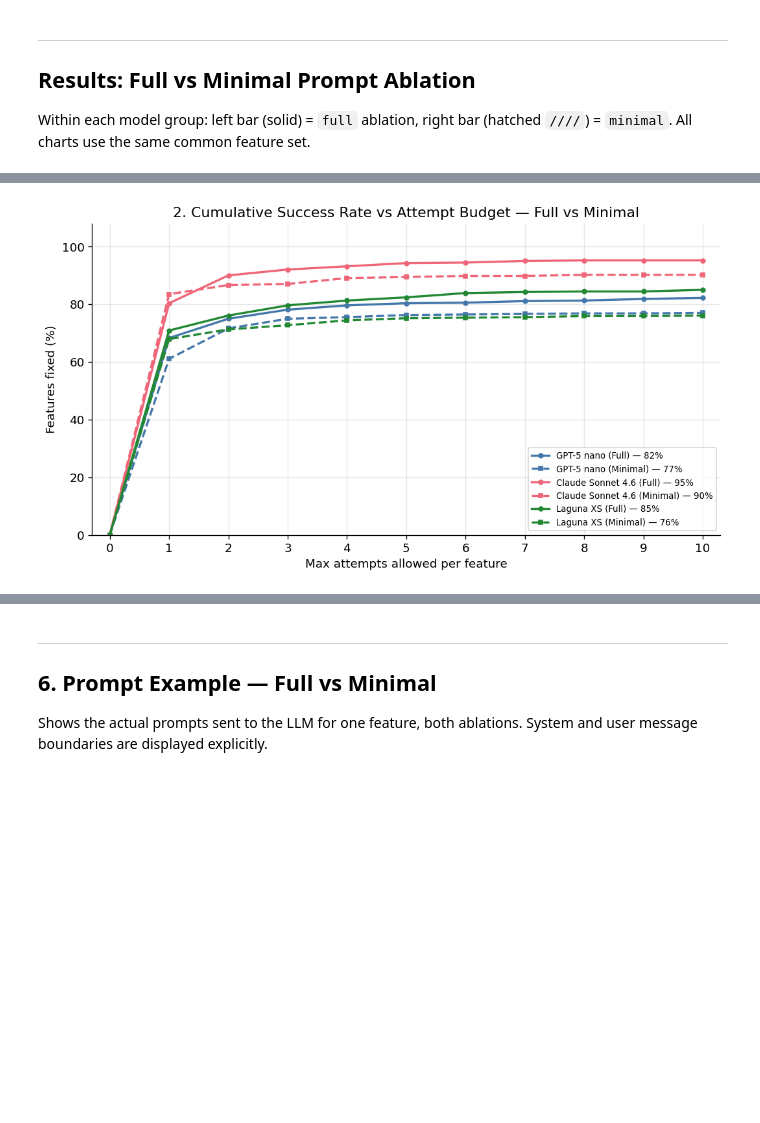
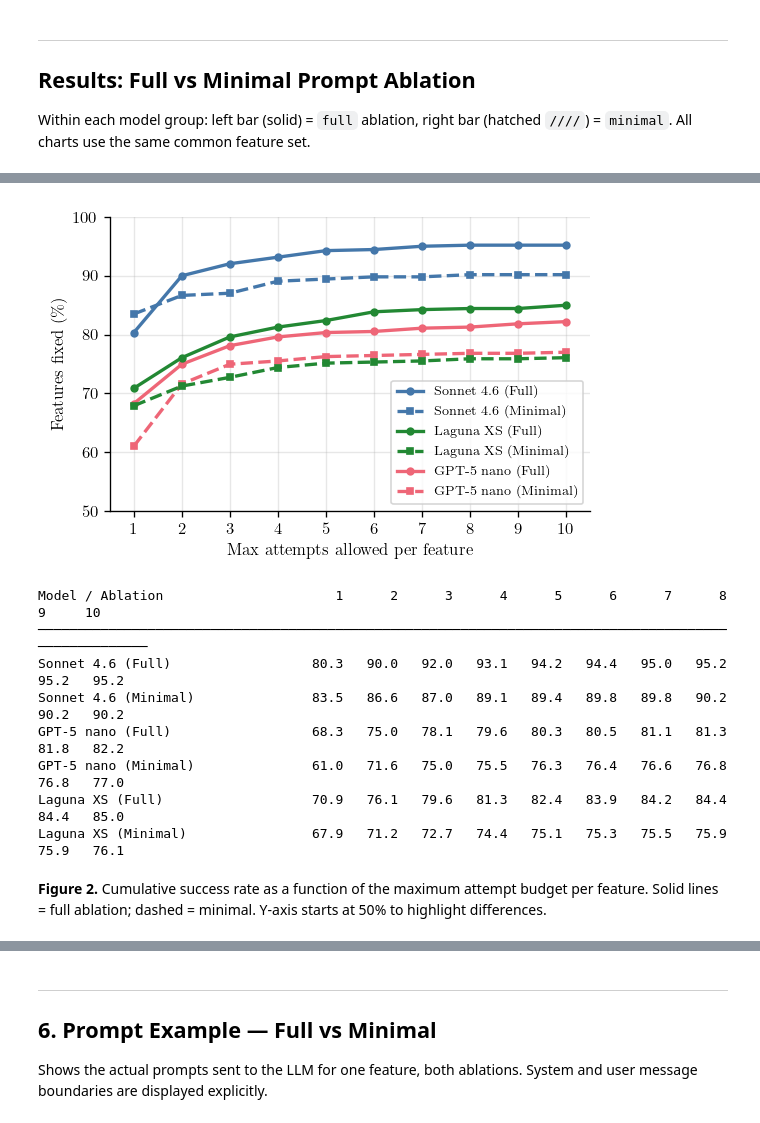
Before and after one commit to alschena/eiffel-tools, a Jupyter notebook: draft-paper/experiments/analysis.ipynb, the cells around one changed output, grey strips where cells are left out. Cells and saved outputs as stored; diff of their text form; code cells hidden in the pictures; blank space fills up the shorter version.

```diff
--- a/draft-paper/experiments/analysis.ipynb
+++ b/draft-paper/experiments/analysis.ipynb
@@ -27,13 +52,13 @@ plt.rcParams.update({
 # %%
 # ── Configuration ─────────────────────────────────────────────────────────────
 MODELS = [
+    "anthropic/claude-sonnet-4.6",
     "openai/gpt-5-nano",
-    "anthropic/claude-sonnet-4.6",
     "poolside/laguna-xs.2:free",
 ]
 MODEL_LABELS = {
     "openai/gpt-5-nano":           "GPT-5 nano",
-    "anthropic/claude-sonnet-4.6": "Claude Sonnet 4.6",
+    "anthropic/claude-sonnet-4.6": "Sonnet 4.6",
     "poolside/laguna-xs.2:free":   "Laguna XS",
 }
 ABLATIONS       = ["full", "minimal"]
@@ -145,7 +198,7 @@ for m in MODELS:
                     ix_rows.append({"model": m, "label": MODEL_LABELS[m], "wait": t})
 df_ix = pd.DataFrame(ix_rows)
 
-fig, axes = plt.subplots(1, 2, figsize=(13, 5))
+fig, axes = plt.subplots(1, 2, figsize=(4.8, 2.0))
 
 ax = axes[0]
 box_data = [df_ix[df_ix["model"] == m]["wait"].values for m in MODELS]
@@ -157,7 +210,6 @@ for patch, c in zip(bp["boxes"], COLORS):
     patch.set_facecolor(c)
 ax.set_xticklabels([MODEL_LABELS[m] for m in MODELS], rotation=15, ha="right")
 ax.set_ylabel("OpenRouter wait time per attempt (s)")
-ax.set_title("OpenRouter Wait Time per Attempt (both ablations combined)")
 for i, (m, d) in enumerate(zip(MODELS, box_data), 1):
     if len(d):
         ax.text(i, -ax.get_ylim()[1] * 0.06,
@@ -171,8 +223,7 @@ for i, m in enumerate(MODELS):
     cdf = np.arange(1, len(d) + 1) / len(d) * 100
     ax.plot(d, cdf, color=COLORS[i], linewidth=2, label=MODEL_LABELS[m])
 ax.set_xlabel("OpenRouter wait time per attempt (s)")
-ax.set_ylabel("Cumulative % of attempts")
-ax.set_title("CDF of OpenRouter Wait Time per Attempt")
+ax.set_ylabel("Cumulative \\% of attempts")
 ax.set_ylim(0, 108)
 ax.legend(fontsize=9)
 for i, m in enumerate(MODELS):
@@ -184,7 +235,7 @@ for i, m in enumerate(MODELS):
         ax.axvline(v, color=COLORS[i], linestyle=ls, linewidth=1, alpha=0.5)
 
 plt.tight_layout()
-plt.savefig("analysis_or_queue.png", bbox_inches="tight")
+plt.savefig("analysis_or_queue.pdf", bbox_inches="tight")
 plt.show()
 
 print(f"{'Model':<30} {'attempts':>8}  {'p50':>7}  {'p75':>7}  {'p95':>7}  {'max':>7}")
@@ -259,34 +349,68 @@ Model                         Ablation   fixed   total   rate %
 # %%
 ### 2.  Cumulative Success Rate vs Attempt Budget
-fig, ax = plt.subplots(figsize=(9, 5))
-xs = list(range(0, MAX_ATTEMPTS + 1))
+fig, ax = plt.subplots(figsize=(4.8, 3.2))
+xs = list(range(1, MAX_ATTEMPTS + 1))
 
 linestyles = {"full": "-", "minimal": "--"}
 markers    = {"full": "o", "minimal": "s"}
+cum_data = {}
 for ci, m in enumerate(MODELS):
     for abl in ABLATIONS:
         recs = data_ma[(m, abl)]
         n = len(recs)
         if n == 0:
             continue
         ys = [sum(1 for r in recs if r["success"] and r["llm_interactions"] <= k) / n * 100
               for k in xs]
+        cum_data[(m, abl)] = ys
         ax.plot(xs, ys,
                 color=COLORS[ci], linewidth=2,
                 linestyle=linestyles[abl], marker=markers[abl], markersize=4,
-                label=f"{MODEL_LABELS[m]} ({ABLATION_LABELS[abl]}) — {ys[-1]:.0f}%")
+                label=f"{MODEL_LABELS[m]} ({ABLATION_LABELS[abl]})")
 
 ax.set_xlabel("Max attempts allowed per feature")
-ax.set_ylabel("Features fixed (%)")
-ax.set_title("2. Cumulative Success Rate vs Attempt Budget — Full vs Minimal")
+ax.set_ylabel("Features fixed (\\%)")
 ax.set_xticks(xs)
-ax.set_xlim(-0.3, MAX_ATTEMPTS + 0.3)
-ax.set_ylim(0, 108)
-ax.legend(fontsize=8, loc="lower right")
+ax.set_xlim(0.5, MAX_ATTEMPTS + 0.5)
+ax.set_ylim(50, 100)
+
+# Legend order: Sonnet, Laguna, GPT-5 nano
+handles, labels = ax.get_legend_handles_labels()
+legend_model_order = [
+    "anthropic/claude-sonnet-4.6",
+    "poolside/laguna-xs.2:free",
+] + [m for m in MODELS if m not in ("anthropic/claude-sonnet-4.6", "poolside/laguna-xs.2:free")]
+order = [MODELS.index(m) * n_a + ai for m in legend_model_order for ai in range(n_a)]
+ax.legend([handles[i] for i in order], [labels[i] for i in order],
+          fontsize=8, loc="lower right")
 
 plt.tight_layout()
-plt.savefig("analysis_2_cumulative.png", bbox_inches="tight")
+plt.savefig("analysis_2_cumulative.pdf", bbox_inches="tight")
 plt.show()
+
+# Textual table: rows = model x ablation, columns = attempt budget 1..MAX_ATTEMPTS
+attempts = list(range(1, MAX_ATTEMPTS + 1))
+col_w = 7
+header = f"{'Model / Ablation':<32}" + "".join(f"{k:>{col_w}}" for k in attempts)
+sep    = "─" * 32 + ("─" * col_w) * len(attempts)
+print(header)
+print(sep)
+for m in MODELS:
+    for abl in ABLATIONS:
+        ys = cum_data.get((m, abl), [])
+        label = f"{MODEL_LABELS[m]} ({ABLATION_LABELS[abl]})"
+        row = f"{label:<32}" + "".join(f"{ys[k-1]:>{col_w}.1f}" for k in attempts)
+        print(row)
 # %% [output]
-[figure, old version]
+[figure, new version]
+Model / Ablation                      1      2      3      4      5      6      7      8      9     10
+──────────────────────────────────────────────────────────────────────────────────────────────────────
+Sonnet 4.6 (Full)                  80.3   90.0   92.0   93.1   94.2   94.4   95.0   95.2   95.2   95.2
+Sonnet 4.6 (Minimal)               83.5   86.6   87.0   89.1   89.4   89.8   89.8   90.2   90.2   90.2
+GPT-5 nano (Full)                  68.3   75.0   78.1   79.6   80.3   80.5   81.1   81.3   81.8   82.2
+GPT-5 nano (Minimal)               61.0   71.6   75.0   75.5   76.3   76.4   76.6   76.8   76.8   77.0
+Laguna XS (Full)                   70.9   76.1   79.6   81.3   82.4   83.9   84.2   84.4   84.4   85.0
+Laguna XS (Minimal)                67.9   71.2   72.7   74.4   75.1   75.3   75.5   75.9   75.9   76.1
+# %% [markdown]
+**Figure 2.** Cumulative success rate as a function of the maximum attempt budget per feature. Solid lines = full ablation; dashed = minimal. Y-axis starts at 50% to highlight differences.
 # %%
```
Also changed, not shown: parts of 32 cells of this notebook, 10 other files.
